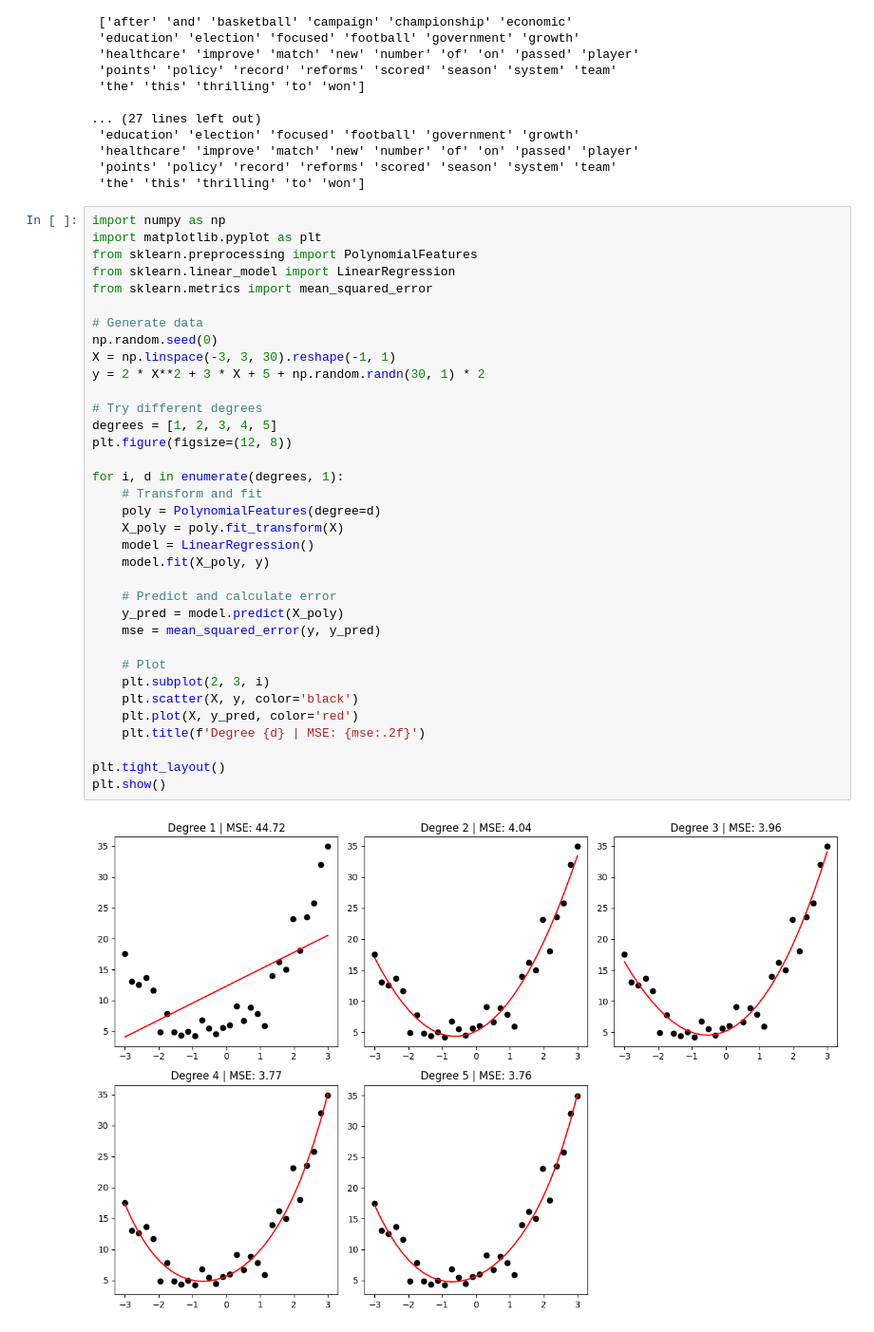
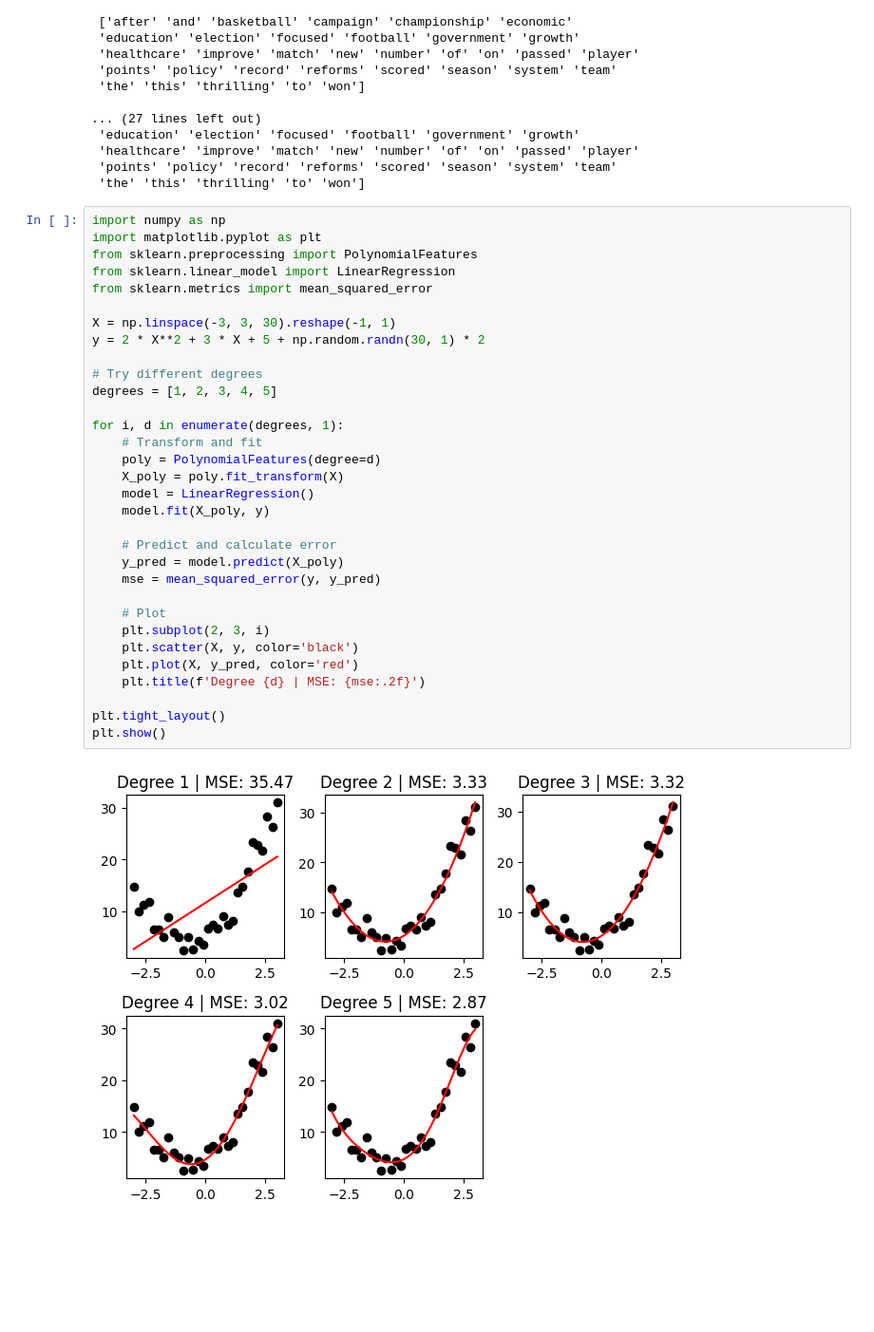
Before and after one commit to AJAmit17/SML, a Jupyter notebook: final.ipynb, the cells around one changed output. Shown at 95% size. Drawn from its saved outputs; the diff is of its cells as text; blank space fills up the shorter version.

```diff
--- a/final.ipynb
+++ b/final.ipynb
@@ -239,34 +239,31 @@ import matplotlib.pyplot as plt
 from sklearn.preprocessing import PolynomialFeatures
 from sklearn.linear_model import LinearRegression
 from sklearn.metrics import mean_squared_error
 
-# Generate data
-np.random.seed(0)
 X = np.linspace(-3, 3, 30).reshape(-1, 1)
 y = 2 * X**2 + 3 * X + 5 + np.random.randn(30, 1) * 2
 
 # Try different degrees
 degrees = [1, 2, 3, 4, 5]
-plt.figure(figsize=(12, 8))
 
 for i, d in enumerate(degrees, 1):
     # Transform and fit
     poly = PolynomialFeatures(degree=d)
     X_poly = poly.fit_transform(X)
     model = LinearRegression()
     model.fit(X_poly, y)
 
     # Predict and calculate error
     y_pred = model.predict(X_poly)
     mse = mean_squared_error(y, y_pred)
 
     # Plot
     plt.subplot(2, 3, i)
     plt.scatter(X, y, color='black')
     plt.plot(X, y_pred, color='red')
     plt.title(f'Degree {d} | MSE: {mse:.2f}')
 
 plt.tight_layout()
 plt.show()
 # %% [output]
-[figure, old version]
+[figure, new version]
```
Also changed, not shown: 6 other files.
